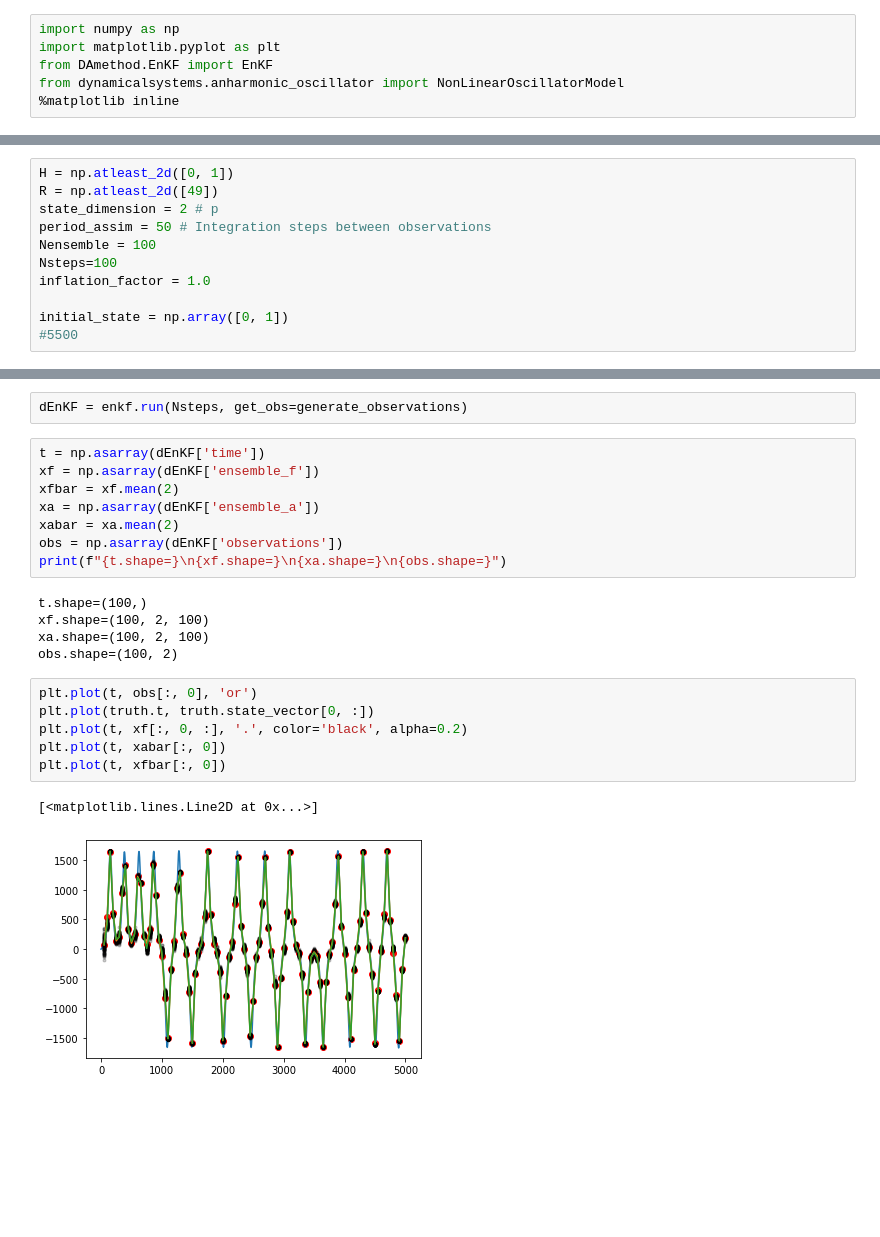
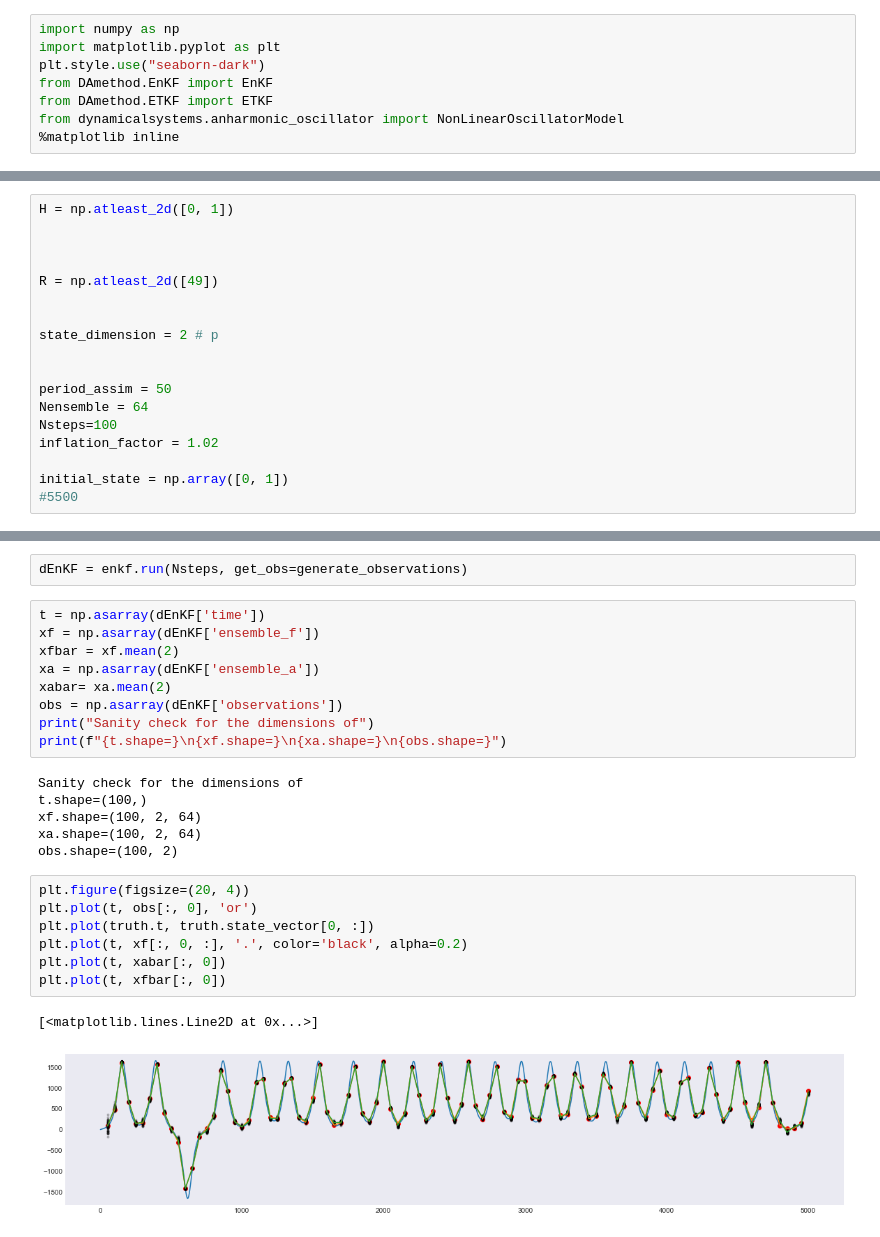
Before and after one commit to VTrappler/DA_sandbox, a Jupyter notebook: oscillator_EnKF.ipynb, the cells around one changed output, grey strips where cells are left out. Cells and saved outputs as stored; diff of their text form; blank space fills up the shorter version.

Commit message:
ETKF and ipynb for lorenz63

```diff
--- a/oscillator_EnKF.ipynb
+++ b/oscillator_EnKF.ipynb
@@ -1,6 +1,8 @@
 # %%
 import numpy as np
 import matplotlib.pyplot as plt
+plt.style.use("seaborn-dark")
 from DAmethod.EnKF import EnKF
+from DAmethod.ETKF import ETKF
 from dynamicalsystems.anharmonic_oscillator import NonLinearOscillatorModel
 %matplotlib inline
@@ -13,12 +17,19 @@ which will be applied to a column vector $\mathbb{R}^{p \times 1}$ with $p=2$ re
 We have then $\mathcal{Y}\subseteq \mathbb{R}$ the physical space (or observation space), and as such, the covariance matrix of the observation errors $R$ is a scalar
 # %%
 H = np.atleast_2d([0, 1])
+
+
+
 R = np.atleast_2d([49])
+
+
 state_dimension = 2 # p
-period_assim = 50 # Integration steps between observations
-Nensemble = 100
+
+
+period_assim = 50
+Nensemble = 64
 Nsteps=100
-inflation_factor = 1.0
+inflation_factor = 1.02
 
 initial_state = np.array([0, 1])
 #5500
@@ -59,22 +75,25 @@ t = np.asarray(dEnKF['time'])
 xf = np.asarray(dEnKF['ensemble_f'])
 xfbar = xf.mean(2)
 xa = np.asarray(dEnKF['ensemble_a'])
-xabar = xa.mean(2)
+xabar= xa.mean(2)
 obs = np.asarray(dEnKF['observations'])
+print("Sanity check for the dimensions of")
 print(f"{t.shape=}\n{xf.shape=}\n{xa.shape=}\n{obs.shape=}")
 # %% [output]
+Sanity check for the dimensions of
 t.shape=(100,)
-xf.shape=(100, 2, 100)
-xa.shape=(100, 2, 100)
+xf.shape=(100, 2, 64)
+xa.shape=(100, 2, 64)
 obs.shape=(100, 2)
 # %%
+plt.figure(figsize=(20, 4))
 plt.plot(t, obs[:, 0], 'or')
 plt.plot(truth.t, truth.state_vector[0, :])
 plt.plot(t, xf[:, 0, :], '.', color='black', alpha=0.2)
 plt.plot(t, xabar[:, 0])
 plt.plot(t, xfbar[:, 0])
 # %% [output]
 [<matplotlib.lines.Line2D at 0x...>]
-[figure, old version]
+[figure, new version]
 # %%
 analysis_error = xabar[:, 0] - truth.state_vector[0, period_assim::period_assim]
```
Also changed, not shown: parts of 7 cells of this notebook, 6 other files.
